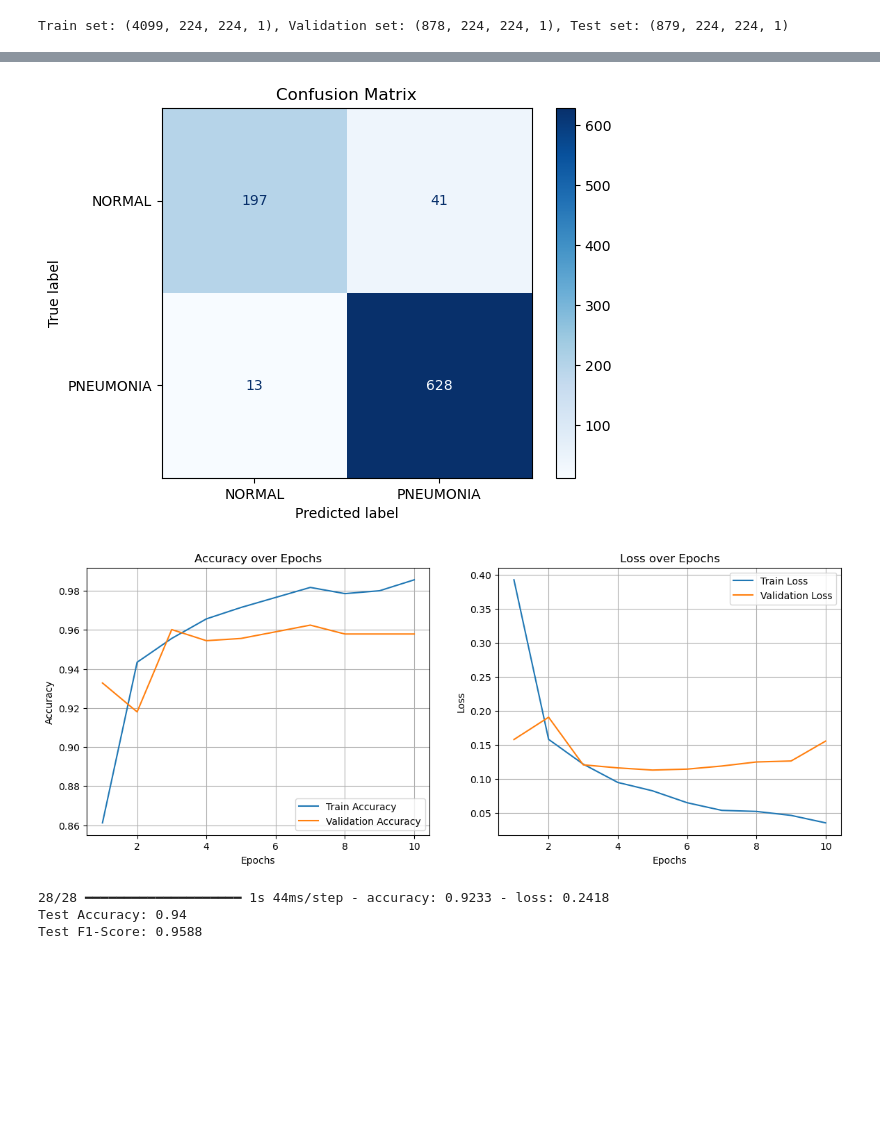
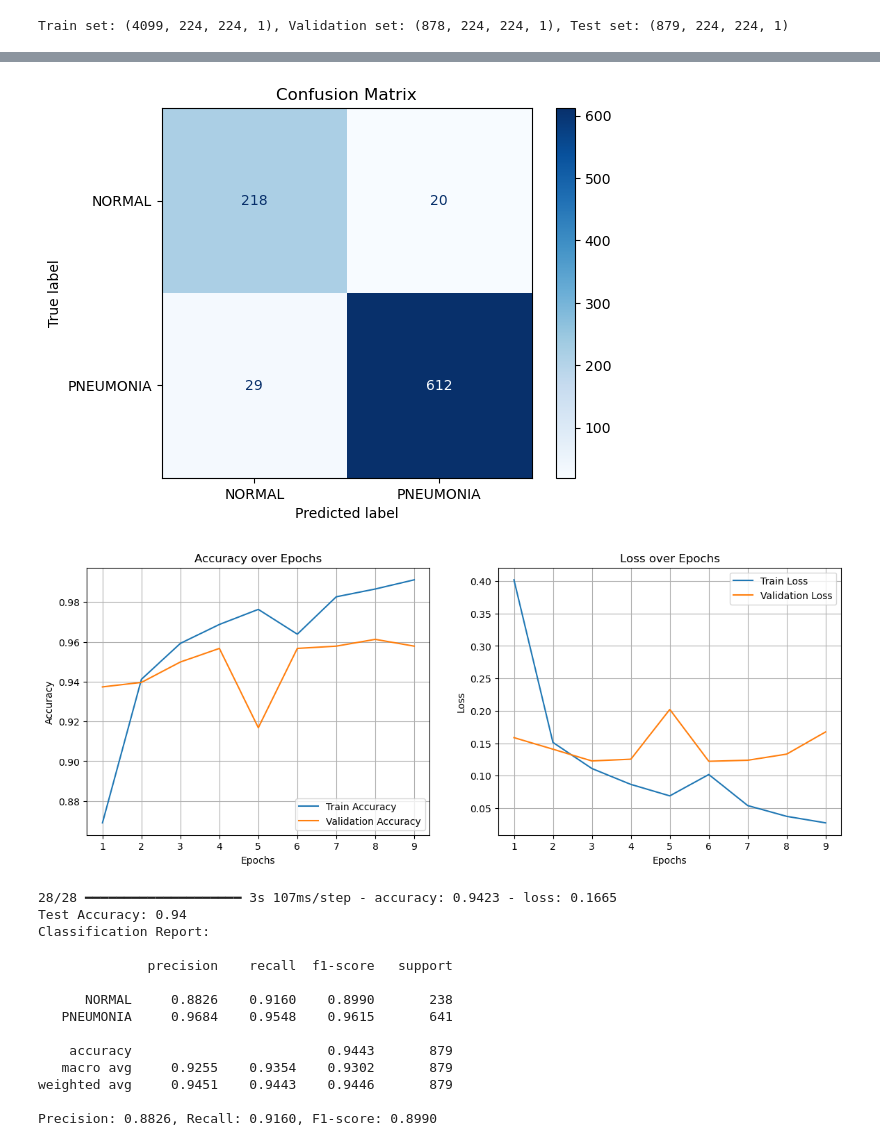
Before and after one commit to Mi0ush/Pneumonia-Detection, a Jupyter notebook: CNN_Pneumonia_los_mniejsze filtry.ipynb, the cells around one changed output, grey strips where cells are left out. Drawn from its saved outputs; the diff is of its cells as text; code cells hidden in the pictures; blank space fills up the shorter version.

Commit message:
Updated projects (early stopping)

```diff
--- a/CNN_Pneumonia_los_mniejsze filtry.ipynb
+++ b/CNN_Pneumonia_los_mniejsze filtry.ipynb
@@ -18,6 +17,6 @@ from sklearn.metrics import f1_score
 # %%
 # Ścieżka do folderu z danymi
-base_dir = " "
+base_dir = "C:\\Users\\przem\\Desktop\\PWR\\CNN\\xray"
 
 categories = ["NORMAL", "PNEUMONIA"]
 img_size = (224, 224)  # Wymiary obrazu
@@ -189,11 +186,19 @@ for image_data, image_labels in train_dataset.take(1):
     print(f"Shape of features: {image_data.shape}")
     print(f"Shape of labels: {image_labels.shape}")
 
+# Tworzenie obiektu EarlyStopping
+early_stopping = EarlyStopping(
+    monitor='val_loss',
+    patience=3,
+    restore_best_weights=True
+)
+
 # Trenowanie modelu z wagami klas
 history = model.fit(
     train_dataset,
     validation_data=val_dataset,
-    epochs=10,
+    epochs=50,
+    callbacks=[early_stopping]
 )
 # %% [output]
 Shape of features: (32, 224, 224, 1)
@@ -275,6 +283,14 @@ plot_training_history(history)
 test_loss, test_accuracy = model.evaluate(test_dataset)
 print(f"Test Accuracy: {test_accuracy:.2f}")
 
-test_f1 = f1_score(image_labels_test, image_labels_pred)
-print(f"Test F1-Score: {test_f1:.4f}")
+# Wyświetlanie dodatkowych metryk
+report = classification_report(image_labels_true, image_labels_pred, target_names=["NORMAL", "PNEUMONIA"], digits=4)
+print("Classification Report:\n")
+print(report)
+
+# Dodatkowe metryki
+precision = report.split('\n')[2].split()[1]
+recall = report.split('\n')[2].split()[2]
+f1 = report.split('\n')[2].split()[3]
+print(f"Precision: {precision}, Recall: {recall}, F1-score: {f1}")
 # %% [output]
@@ -282,5 +298,16 @@ print(f"Test F1-Score: {test_f1:.4f}")
-[figure, old version]
+[figure, new version]
-[figure, old version]
+[figure, new version]
-28/28 ━━━━━━━━━━━━━━━━━━━━ 1s 44ms/step - accuracy: 0.9233 - loss: 0.2418
+28/28 ━━━━━━━━━━━━━━━━━━━━ 3s 107ms/step - accuracy: 0.9423 - loss: 0.1665
 Test Accuracy: 0.94
-Test F1-Score: 0.9588
+Classification Report:
+
+              precision    recall  f1-score   support
+
+      NORMAL     0.8826    0.9160    0.8990       238
+   PNEUMONIA     0.9684    0.9548    0.9615       641
+
+    accuracy                         0.9443       879
+   macro avg     0.9255    0.9354    0.9302       879
+weighted avg     0.9451    0.9443    0.9446       879
+
+Precision: 0.8826, Recall: 0.9160, F1-score: 0.8990
```
Also changed, not shown: parts of 7 cells of this notebook, 8 other files.
